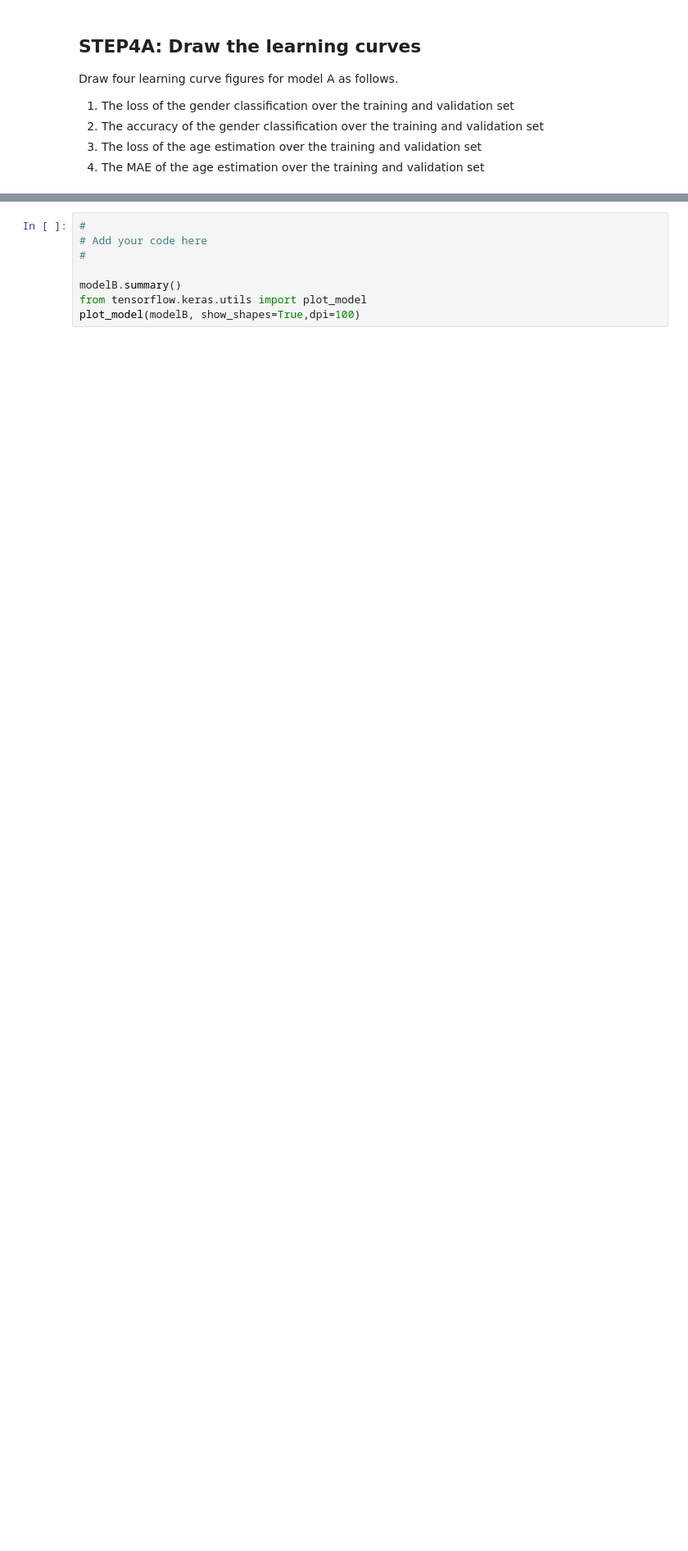
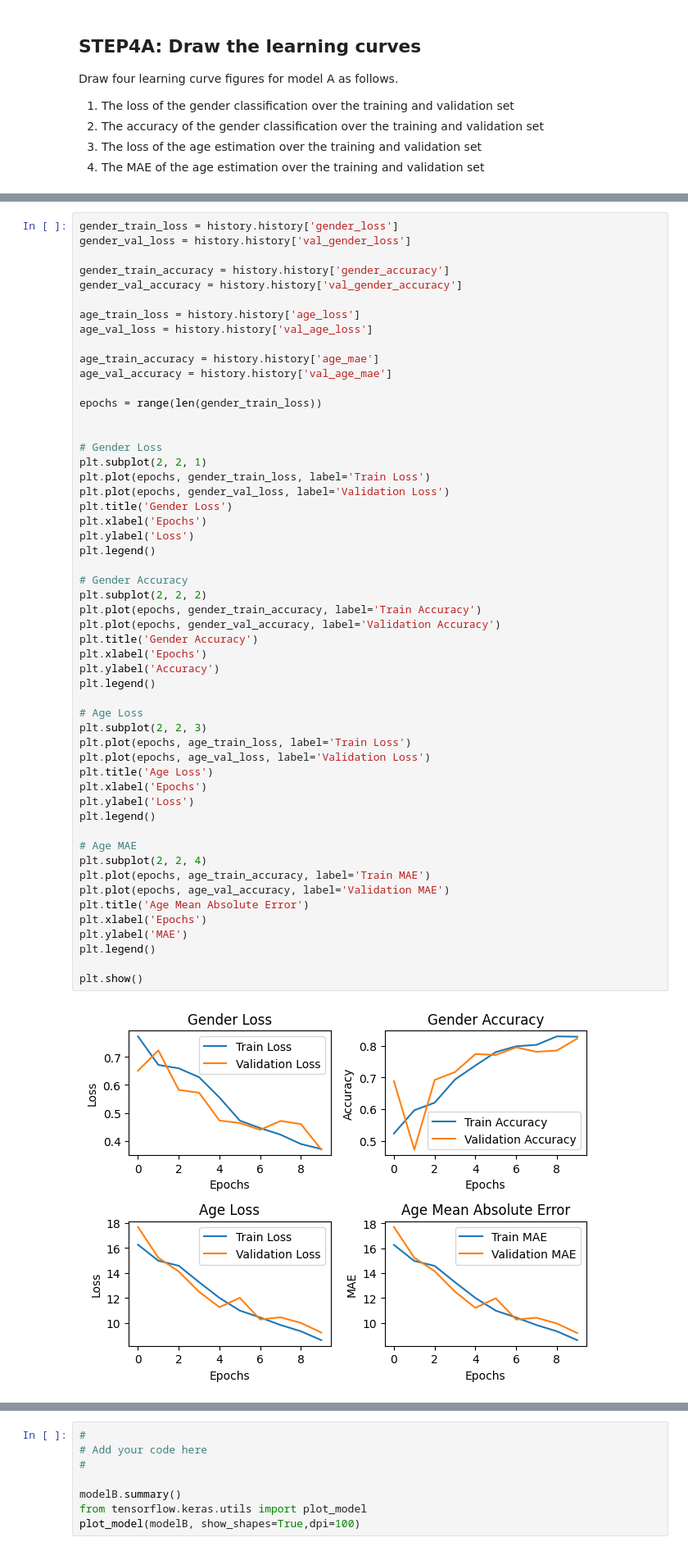
Before and after one commit to JoseONunes/AgeAndGenderCoursework, a Jupyter notebook: age_gender_submit.ipynb, the cells around one changed output, grey strips where cells are left out. Shown at 82% size. Drawn from its saved outputs; the diff is of its cells as text; blank space fills up the shorter version.

```diff
--- a/age_gender_submit.ipynb
+++ b/age_gender_submit.ipynb
@@ -204,3 +282,58 @@ Draw four learning curve figures for model A as follows.
+# %%
+gender_train_loss = history.history['gender_loss']
+gender_val_loss = history.history['val_gender_loss']
+
+gender_train_accuracy = history.history['gender_accuracy']
+gender_val_accuracy = history.history['val_gender_accuracy']
+
+age_train_loss = history.history['age_loss']
+age_val_loss = history.history['val_age_loss']
+
+age_train_accuracy = history.history['age_mae']
+age_val_accuracy = history.history['val_age_mae']
+
+epochs = range(len(gender_train_loss))
+
+
+# Gender Loss
+plt.subplot(2, 2, 1)
+plt.plot(epochs, gender_train_loss, label='Train Loss')
+plt.plot(epochs, gender_val_loss, label='Validation Loss')
+plt.title('Gender Loss')
+plt.xlabel('Epochs')
+plt.ylabel('Loss')
+plt.legend()
+
+# Gender Accuracy
+plt.subplot(2, 2, 2)
+plt.plot(epochs, gender_train_accuracy, label='Train Accuracy')
+plt.plot(epochs, gender_val_accuracy, label='Validation Accuracy')
+plt.title('Gender Accuracy')
+plt.xlabel('Epochs')
+plt.ylabel('Accuracy')
+plt.legend()
+
+# Age Loss
+plt.subplot(2, 2, 3)
+plt.plot(epochs, age_train_loss, label='Train Loss')
+plt.plot(epochs, age_val_loss, label='Validation Loss')
+plt.title('Age Loss')
+plt.xlabel('Epochs')
+plt.ylabel('Loss')
+plt.legend()
+
+# Age MAE
+plt.subplot(2, 2, 4)
+plt.plot(epochs, age_train_accuracy, label='Train MAE')
+plt.plot(epochs, age_val_accuracy, label='Validation MAE')
+plt.title('Age Mean Absolute Error')
+plt.xlabel('Epochs')
+plt.ylabel('MAE')
+plt.legend()
+
+plt.show()
+# %% [output]
+[figure, added]
 # %% [markdown]
 ## STEP2B: Build a CNN network based on a pre-trained model
 Choose an existing CNN architecture pre-trained on ImageNet and fine-tune it on this dataset.
```
Also changed, not shown: parts of 8 cells of this notebook.
